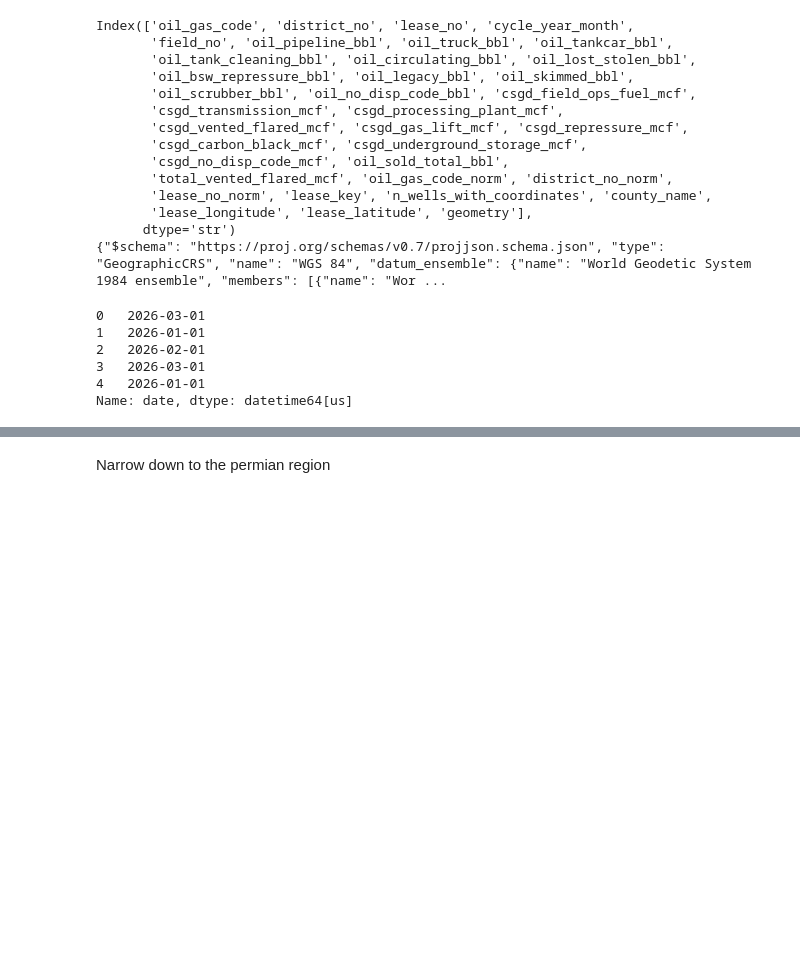
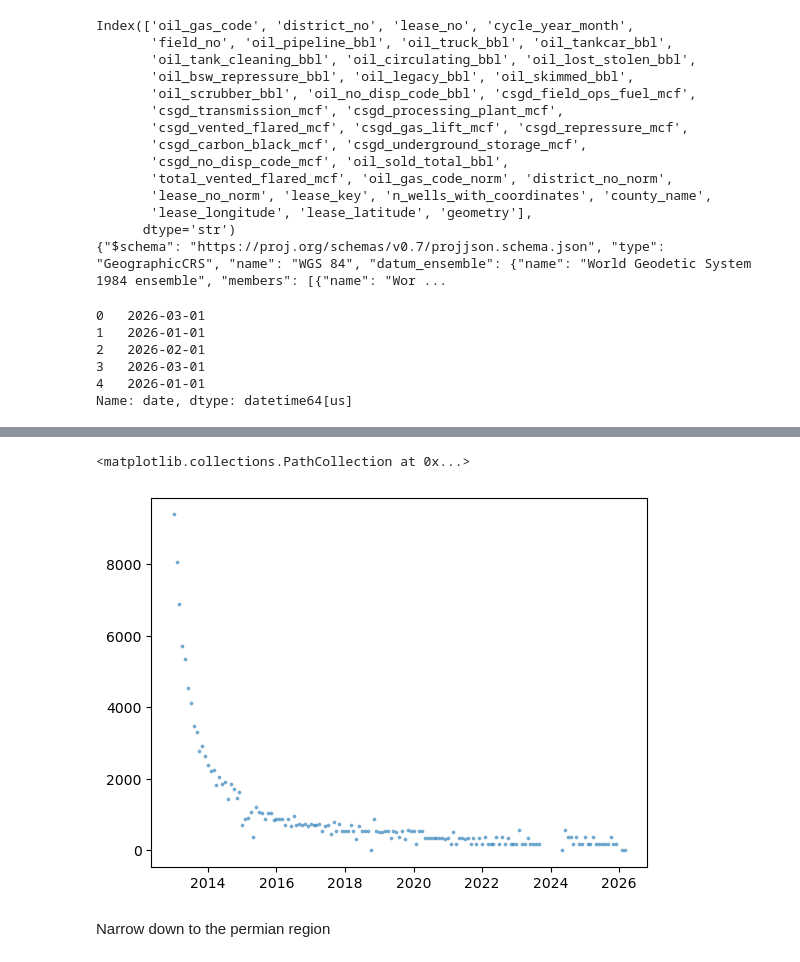
Before and after one commit to Erdos-Projects/summer26-permian-flaring, a Jupyter notebook: visualizations/texas/texas_oil_test_4.ipynb, the cells around one changed output, grey strips where cells are left out. Drawn from its saved outputs; the diff is of its cells as text; code cells hidden in the pictures; blank space fills up the shorter version.

```diff
--- a/visualizations/texas/texas_oil_test_4.ipynb
+++ b/visualizations/texas/texas_oil_test_4.ipynb
@@ -49,3 +71,11 @@ Name: date, dtype: datetime64[us]
+# %%
+test = gdf.loc[gdf.lease_key == gdf['lease_key'].sample(1).values[0]]
+test = test[['date','oil_sold_total_bbl']]
+
+plt.scatter(test.date,test.oil_sold_total_bbl,s = 3, alpha= 0.5)
+# %% [output]
+<matplotlib.collections.PathCollection at 0x...>
+[figure, added]
 # %%
 date_col = "date"                            # monthly date column
 flare_col = "total_vented_flared_mcf"        # gas flared volume
```
Also changed, not shown: parts of 8 cells of this notebook, 4 other files.
